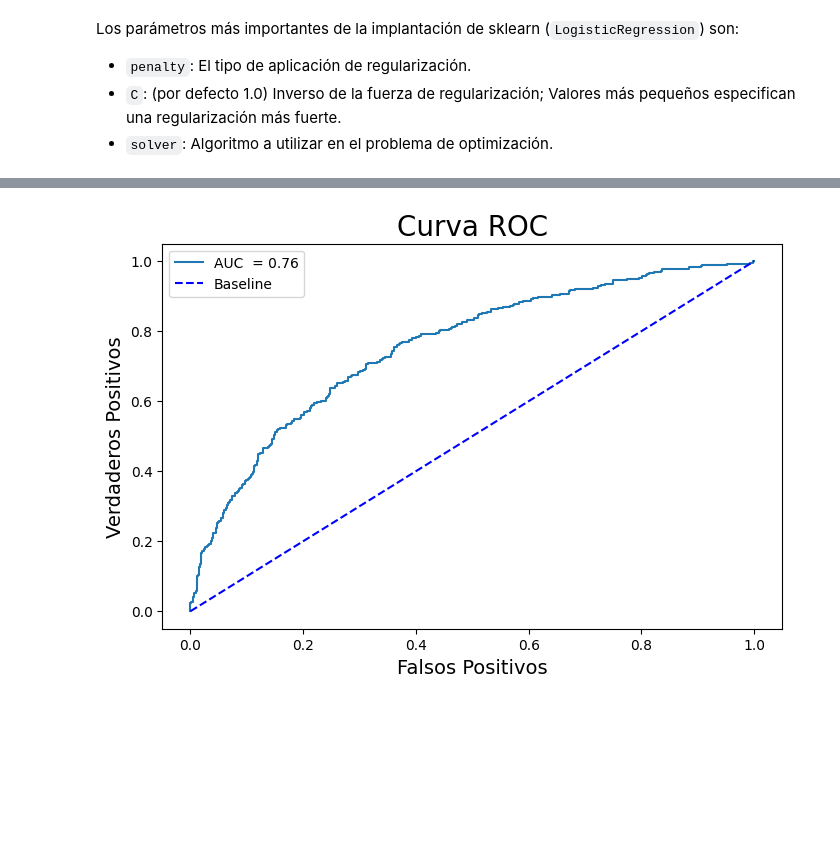
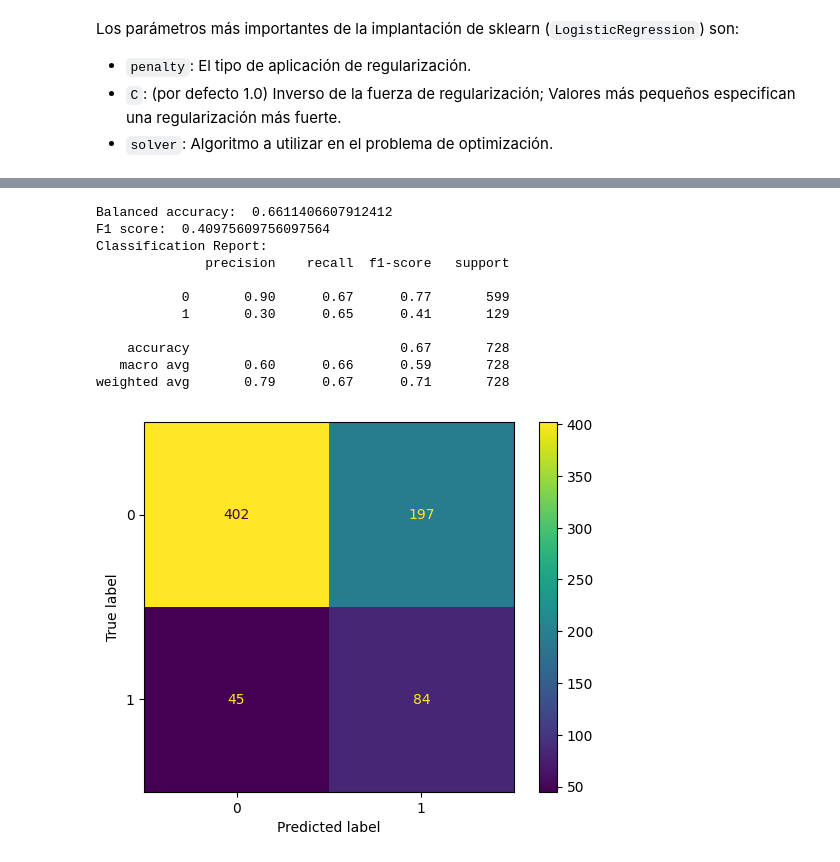
Before and after one commit to Natalia409634/Grupo7-practica2-ML, a Jupyter notebook: G7_P2_ML.ipynb, the cells around one changed output, grey strips where cells are left out. Saved outputs shown, nothing was run; the diff lists cells and outputs as text; code cells hidden in the pictures; blank space fills up the shorter version.

```diff
--- a/G7_P2_ML.ipynb
+++ b/G7_P2_ML.ipynb
@@ -427,17 +363,56 @@ plt.show()
-# %%
-#Obtenemos las curva ROC y el área bajo la curva (AUC)
-
-probs = modelo_final.predict_proba(X_test)[:, 1]
-
-auc = metrics.roc_auc_score(y_test, probs)
-fpr, tpr, thresholds = metrics.roc_curve(y_test, probs)
-
-plt.figure(figsize=(8, 5))
-plt.plot(fpr, tpr, label=f'AUC  = {auc:.2f}')
-plt.plot([0, 1], [0, 1], color='blue', linestyle='--', label='Baseline')
-plt.title('Curva ROC', size=20)
-plt.xlabel('Falsos Positivos', size=14)
-plt.ylabel('Verdaderos Positivos', size=14)
-plt.legend();
-# %% [output]
-[figure, removed]
+# %%
+from sklearn.preprocessing import StandardScaler
+
+sc_X = StandardScaler()
+
+X_train_std = sc_X.fit_transform(X_train)
+X_train_std = pd.DataFrame(X_train_std, columns=data_df.columns.values[:-1])
+# %%
+sc_X = StandardScaler()
+
+X_valid_std = sc_X.fit_transform(X_valid)
+X_valid_std = pd.DataFrame(X_valid_std, columns=data_df.columns.values[:-1])
+# %%
+from sklearn.metrics import balanced_accuracy_score, f1_score, confusion_matrix, ConfusionMatrixDisplay, classification_report
+from sklearn import metrics
+
+scaler = StandardScaler()
+lr = LogisticRegression(random_state = 7, class_weight="balanced")
+
+start = time.time()
+lr.fit(X_train_std, y_train)
+lr_time = time.time() - start
+
+y_pred = lr.predict(X_valid_std)
+
+# Calcular la métrica de balanced_accuracy
+balanced_acc = balanced_accuracy_score(y_valid, y_pred)
+
+# Calcular la métrica de f1
+f1 = f1_score(y_valid, y_pred)
+
+r2_lr = metrics.r2_score(y_valid, y_pred)
+
+cm = confusion_matrix(y_valid, y_pred)
+ConfusionMatrixDisplay(cm).plot()
+plt.grid(False)
+
+print("Balanced accuracy: ", balanced_acc)
+print("F1 score: ", f1)
+
+result = metrics.classification_report(y_valid, y_pred)
+print("Classification Report:",)
+print (result)
+# %% [output]
+Balanced accuracy:  0.6611406607912412
+F1 score:  0.40975609756097564
+Classification Report:
+              precision    recall  f1-score   support
+
+           0       0.90      0.67      0.77       599
+           1       0.30      0.65      0.41       129
+
+    accuracy                           0.67       728
+   macro avg       0.60      0.66      0.59       728
+weighted avg       0.79      0.67      0.71       728
+[figure, added]
```
Also changed, not shown: parts of 19 cells of this notebook.
